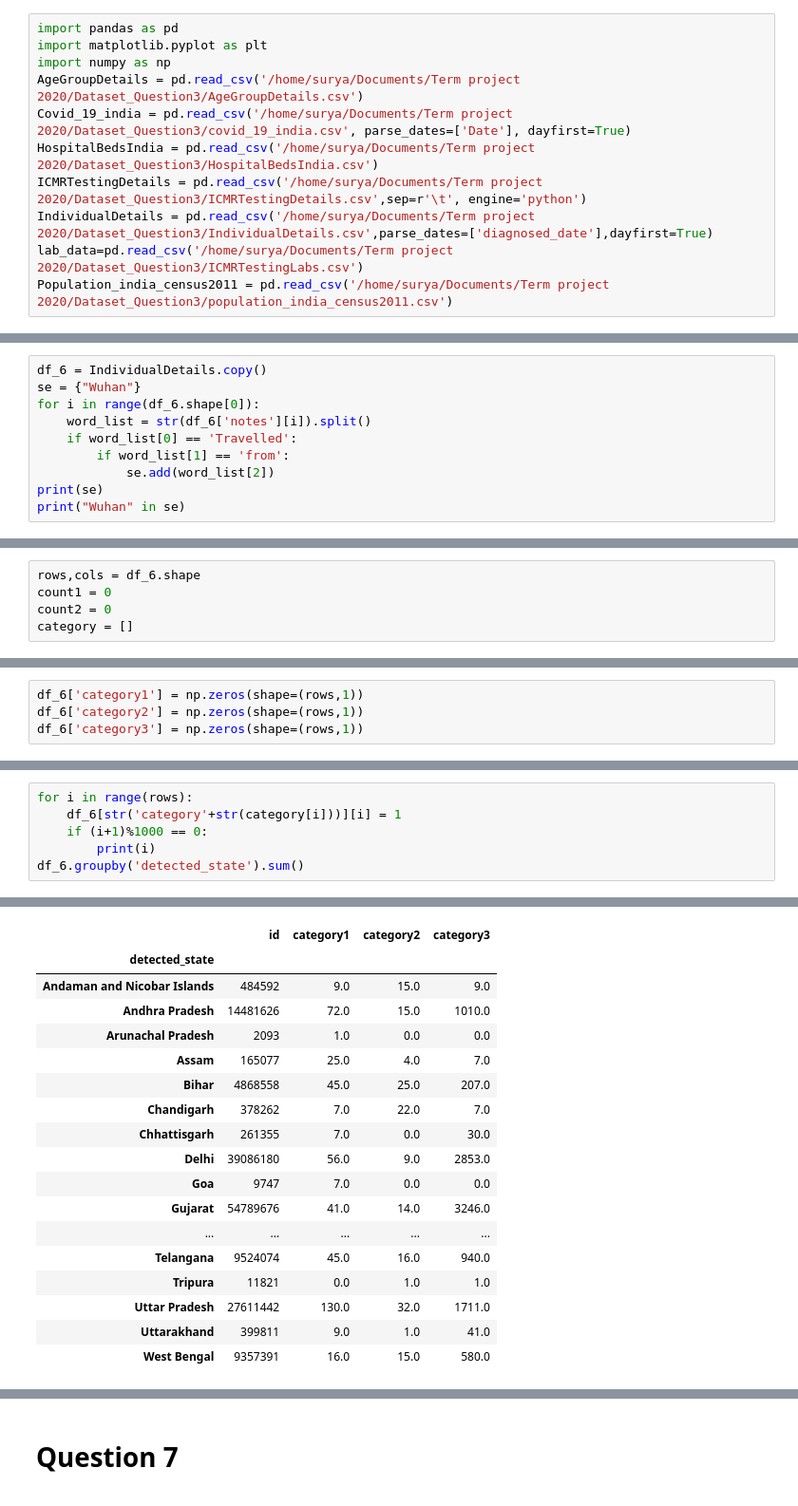
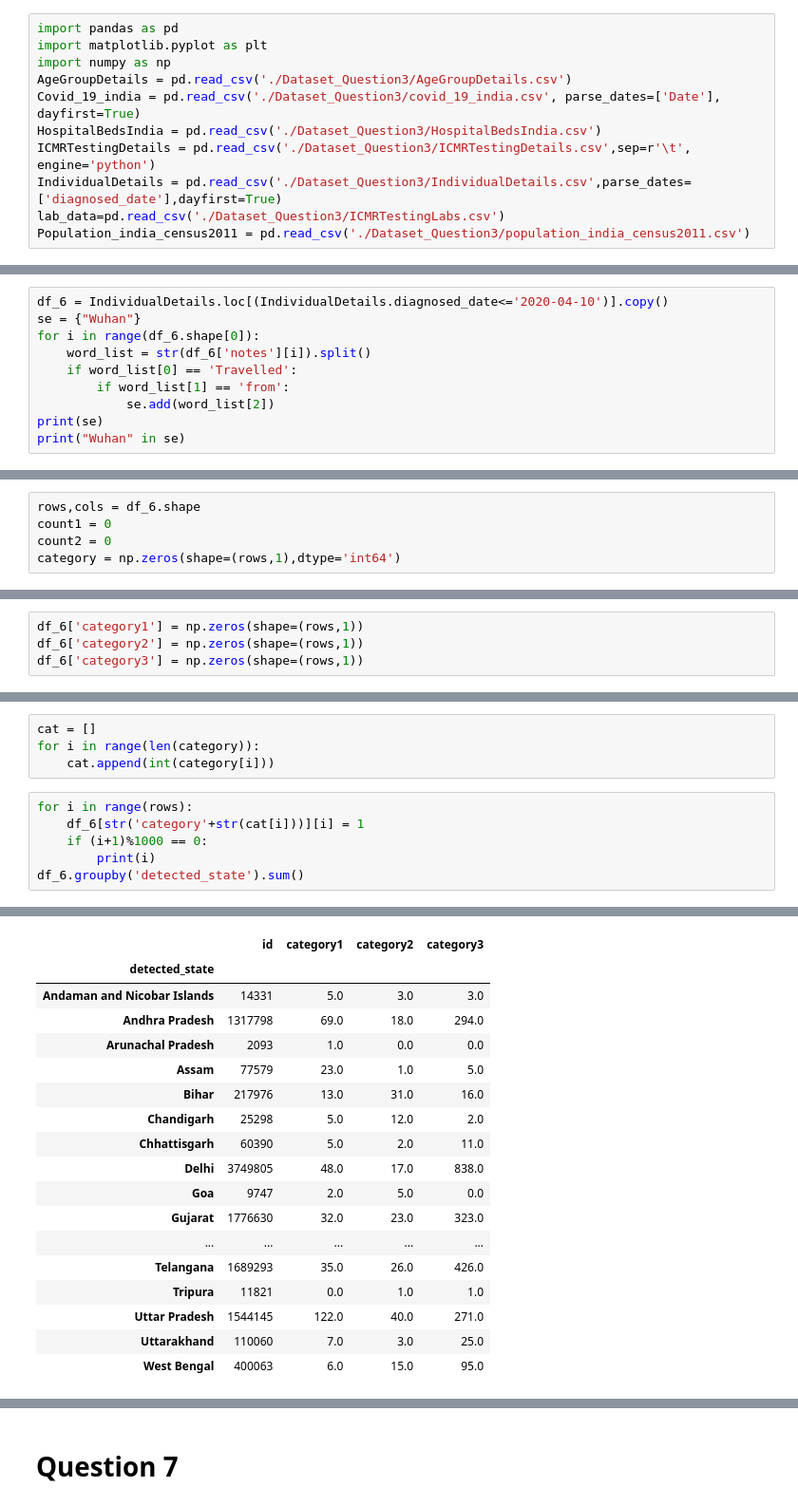
Before and after one commit to mew-two-github/CH5019_2020_GRP3, a Jupyter notebook: Question3/q3_latest.ipynb, the cells around one changed output, grey strips where cells are left out. Shown at 95% size. Saved outputs shown, nothing was run; the diff lists cells and outputs as text.

```diff
--- a/Question3/q3_latest.ipynb
+++ b/Question3/q3_latest.ipynb
@@ -2,13 +2,13 @@
 import pandas as pd
 import matplotlib.pyplot as plt
 import numpy as np
-AgeGroupDetails = pd.read_csv('/home/surya/Documents/Term project 2020/Dataset_Question3/AgeGroupDetails.csv')
-Covid_19_india = pd.read_csv('/home/surya/Documents/Term project 2020/Dataset_Question3/covid_19_india.csv', parse_dates=['Date'], dayfirst=True)
-HospitalBedsIndia = pd.read_csv('/home/surya/Documents/Term project 2020/Dataset_Question3/HospitalBedsIndia.csv')
-ICMRTestingDetails = pd.read_csv('/home/surya/Documents/Term project 2020/Dataset_Question3/ICMRTestingDetails.csv',sep=r'\t', engine='python')
-IndividualDetails = pd.read_csv('/home/surya/Documents/Term project 2020/Dataset_Question3/IndividualDetails.csv',parse_dates=['diagnosed_date'],dayfirst=True)
-lab_data=pd.read_csv('/home/surya/Documents/Term project 2020/Dataset_Question3/ICMRTestingLabs.csv')
-Population_india_census2011 = pd.read_csv('/home/surya/Documents/Term project 2020/Dataset_Question3/population_india_census2011.csv')
+AgeGroupDetails = pd.read_csv('./Dataset_Question3/AgeGroupDetails.csv')
+Covid_19_india = pd.read_csv('./Dataset_Question3/covid_19_india.csv', parse_dates=['Date'], dayfirst=True)
+HospitalBedsIndia = pd.read_csv('./Dataset_Question3/HospitalBedsIndia.csv')
+ICMRTestingDetails = pd.read_csv('./Dataset_Question3/ICMRTestingDetails.csv',sep=r'\t', engine='python')
+IndividualDetails = pd.read_csv('./Dataset_Question3/IndividualDetails.csv',parse_dates=['diagnosed_date'],dayfirst=True)
+lab_data=pd.read_csv('./Dataset_Question3/ICMRTestingLabs.csv')
+Population_india_census2011 = pd.read_csv('./Dataset_Question3/population_india_census2011.csv')
 # %% [markdown]
 <h1>Question 1</h1>
 # %%
@@ -365,7 +417,7 @@ array(['Travelled from Wuhan', 'Travelled from Austria, Italy',
     <li>Details Awaited/No travel history</li>
 </ol>
 # %%
-df_6 = IndividualDetails.copy()
+df_6 = IndividualDetails.loc[(IndividualDetails.diagnosed_date<='2020-04-10')].copy()
 se = {"Wuhan"}
 for i in range(df_6.shape[0]):
     word_list = str(df_6['notes'][i]).split()
@@ -426,6 +482,6 @@ print(contacts)
 rows,cols = df_6.shape
 count1 = 0
 count2 = 0
-category = []
+category = np.zeros(shape=(rows,1),dtype='int64')
 # %%
 for i in range(rows):
@@ -472,6 +528,10 @@ print(df_6['category1'].sum(),df_6['category2'].sum(),df_6['category3'].sum())
+# %%
+cat = []
+for i in range(len(category)):
+    cat.append(int(category[i]))
 # %%
 for i in range(rows):
-    df_6[str('category'+str(category[i]))][i] = 1
+    df_6[str('category'+str(cat[i]))][i] = 1
     if (i+1)%1000 == 0:
         print(i)
 df_6.groupby('detected_state').sum()
@@ -499,18 +549,18 @@ See the caveats in the documentation: https://pandas.pydata.org/pandas-docs/stab
 |  | id | category1 | category2 | category3 |
 | detected_state |  |  |  |  |
-| Andaman and Nicobar Islands | 484592 | 9.0 | 15.0 | 9.0 |
-| Andhra Pradesh | 14481626 | 72.0 | 15.0 | 1010.0 |
+| Andaman and Nicobar Islands | 14331 | 5.0 | 3.0 | 3.0 |
+| Andhra Pradesh | 1317798 | 69.0 | 18.0 | 294.0 |
 | Arunachal Pradesh | 2093 | 1.0 | 0.0 | 0.0 |
-| Assam | 165077 | 25.0 | 4.0 | 7.0 |
-| Bihar | 4868558 | 45.0 | 25.0 | 207.0 |
-| Chandigarh | 378262 | 7.0 | 22.0 | 7.0 |
-| Chhattisgarh | 261355 | 7.0 | 0.0 | 30.0 |
-| Delhi | 39086180 | 56.0 | 9.0 | 2853.0 |
-| Goa | 9747 | 7.0 | 0.0 | 0.0 |
-| Gujarat | 54789676 | 41.0 | 14.0 | 3246.0 |
+| Assam | 77579 | 23.0 | 1.0 | 5.0 |
+| Bihar | 217976 | 13.0 | 31.0 | 16.0 |
+| Chandigarh | 25298 | 5.0 | 12.0 | 2.0 |
+| Chhattisgarh | 60390 | 5.0 | 2.0 | 11.0 |
+| Delhi | 3749805 | 48.0 | 17.0 | 838.0 |
+| Goa | 9747 | 2.0 | 5.0 | 0.0 |
+| Gujarat | 1776630 | 32.0 | 23.0 | 323.0 |
 | ... | ... | ... | ... | ... |
-| Telangana | 9524074 | 45.0 | 16.0 | 940.0 |
+| Telangana | 1689293 | 35.0 | 26.0 | 426.0 |
 | Tripura | 11821 | 0.0 | 1.0 | 1.0 |
-| Uttar Pradesh | 27611442 | 130.0 | 32.0 | 1711.0 |
-| Uttarakhand | 399811 | 9.0 | 1.0 | 41.0 |
-| West Bengal | 9357391 | 16.0 | 15.0 | 580.0 |
+| Uttar Pradesh | 1544145 | 122.0 | 40.0 | 271.0 |
+| Uttarakhand | 110060 | 7.0 | 3.0 | 25.0 |
+| West Bengal | 400063 | 6.0 | 15.0 | 95.0 |
```
Also changed, not shown: parts of 24 cells of this notebook.
